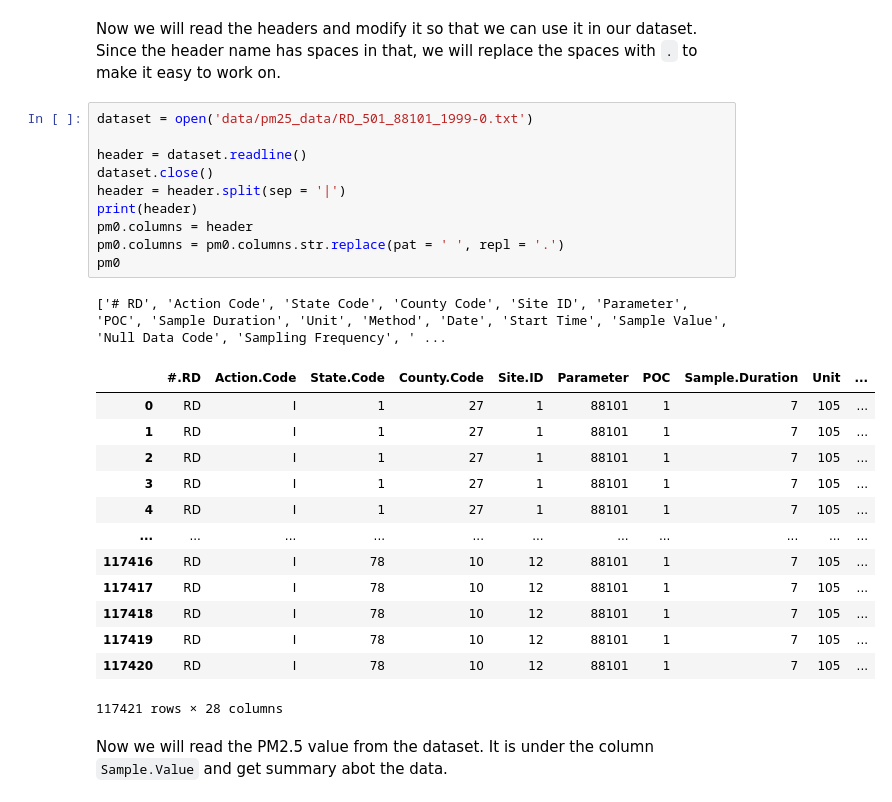
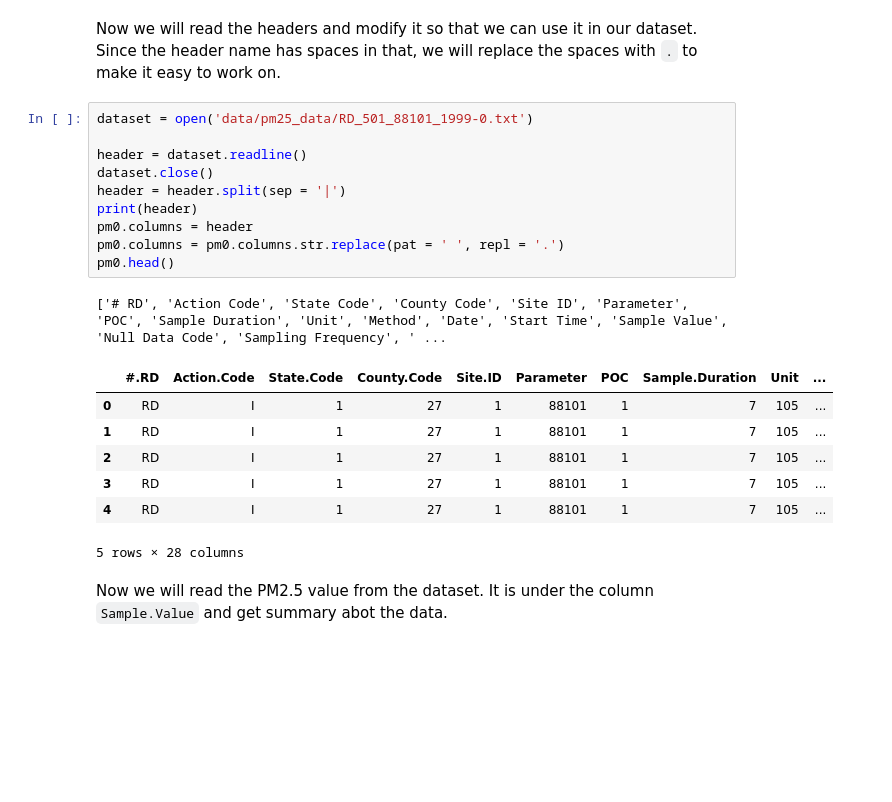
Before and after one commit to aviralwal/learning, a Jupyter notebook: Data Science/3 - Exploratory Data Analysis.ipynb, the cells around one changed output. Saved outputs shown, nothing was run; the diff lists cells and outputs as text; blank space fills up the shorter version.

```diff
--- a/Data Science/3 - Exploratory Data Analysis.ipynb
+++ b/Data Science/3 - Exploratory Data Analysis.ipynb
@@ -609,28 +594,22 @@ Now we will read the headers and modify it so that we can use it in our dataset.
 # %%
 dataset = open('data/pm25_data/RD_501_88101_1999-0.txt')
 
 header = dataset.readline()
 dataset.close()
 header = header.split(sep = '|')
 print(header)
 pm0.columns = header
 pm0.columns = pm0.columns.str.replace(pat = ' ', repl = '.')
-pm0
+pm0.head()
 # %% [output]
 ['# RD', 'Action Code', 'State Code', 'County Code', 'Site ID', 'Parameter', 'POC', 'Sample Duration', 'Unit', 'Method', 'Date', 'Start Time', 'Sample Value', 'Null Data Code', 'Sampling Frequency', ' ...
 |  | #.RD | Action.Code | State.Code | County.Code | Site.ID | Parameter | POC | Sample.Duration | Unit | ... |
 | 0 | RD | I | 1 | 27 | 1 | 88101 | 1 | 7 | 105 | ... |
 | 1 | RD | I | 1 | 27 | 1 | 88101 | 1 | 7 | 105 | ... |
 | 2 | RD | I | 1 | 27 | 1 | 88101 | 1 | 7 | 105 | ... |
 | 3 | RD | I | 1 | 27 | 1 | 88101 | 1 | 7 | 105 | ... |
 | 4 | RD | I | 1 | 27 | 1 | 88101 | 1 | 7 | 105 | ... |
-| ... | ... | ... | ... | ... | ... | ... | ... | ... | ... | ... |
-| 117416 | RD | I | 78 | 10 | 12 | 88101 | 1 | 7 | 105 | ... |
-| 117417 | RD | I | 78 | 10 | 12 | 88101 | 1 | 7 | 105 | ... |
-| 117418 | RD | I | 78 | 10 | 12 | 88101 | 1 | 7 | 105 | ... |
-| 117419 | RD | I | 78 | 10 | 12 | 88101 | 1 | 7 | 105 | ... |
-| 117420 | RD | I | 78 | 10 | 12 | 88101 | 1 | 7 | 105 | ... |
-117421 rows × 28 columns
+5 rows × 28 columns
 # %% [markdown]
 Now we will read the PM2.5 value from the dataset. It is under the column `Sample.Value` and get summary abot the data.
 # %%
```
Also changed, not shown: parts of 22 cells of this notebook, 31 other files.
